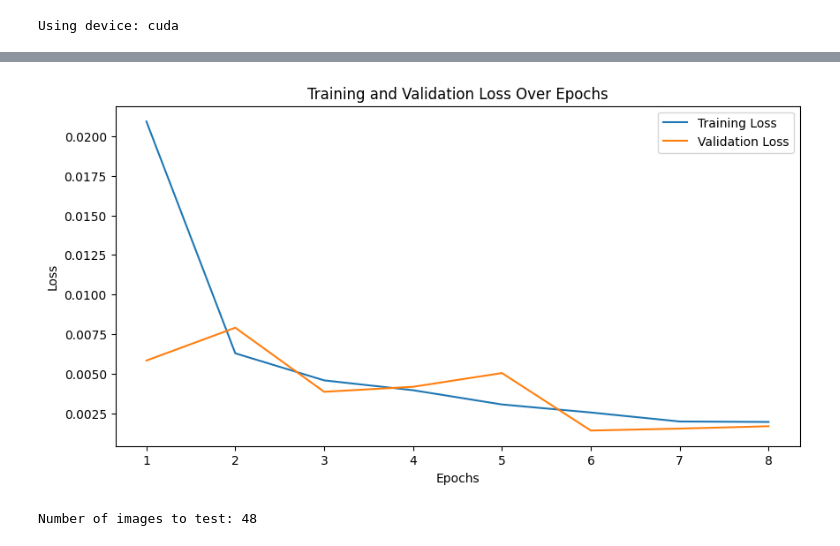
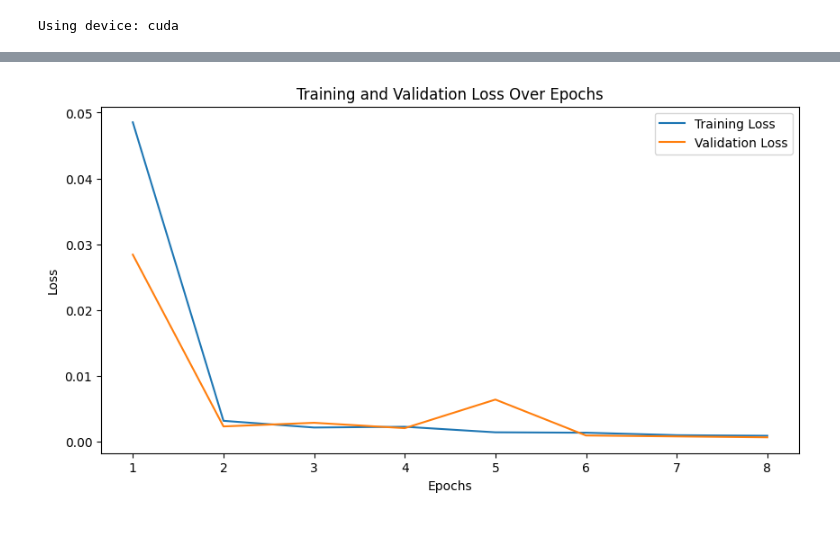
Before and after one commit to Ofiregev/Final_Project-FetalCns, a Jupyter notebook: Fetal_Cns_Final_reg_v8.ipynb, the cells around one changed output, grey strips where cells are left out. Saved outputs shown, nothing was run; the diff lists cells and outputs as text; code cells hidden in the pictures.

```diff
--- a/Fetal_Cns_Final_reg_v8.ipynb
+++ b/Fetal_Cns_Final_reg_v8.ipynb
@@ -89,14 +74,14 @@ transform = transforms.Compose([
 ])
 # %%
 # Hyperparameters
-batch_size = 8
+batch_size = 32
 num_epochs = 8
 step_size = 5
 lr = 0.001
 # %%
 # File paths
 root_dir = "/content/drive/MyDrive/FinalProject/Dataset/training_set/training_set/"
-train_csv = '/content/drive/MyDrive/FinalProject/train_data_filtered_95.csv'
+train_csv = '/content/drive/MyDrive/FinalProject/train_data_filtered_90.csv'
 val_csv = '/content/drive/MyDrive/FinalProject/val_data_filtered_5.csv'
 test_csv = '/content/drive/MyDrive/FinalProject/test_data_filtered_5.csv'
 # %%
@@ -132,8 +117,8 @@ class CNNRegression(nn.Module):
 # %%
 # Initialize model, loss function, optimizer, and scheduler
 model = CNNRegression().to(device)
-# criterion = nn.MSELoss()
-criterion = nn.SmoothL1Loss()
+criterion = nn.MSELoss()
+# criterion = nn.SmoothL1Loss()
 optimizer = optim.Adam(model.parameters(), lr=lr)
 scheduler = StepLR(optimizer, step_size=step_size, gamma=0.1)
 # scheduler = ReduceLROnPlateau(optimizer, mode='min', factor=0.1, patience=5, min_lr=1e-6)
@@ -193,7 +178,7 @@ for epoch in range(num_epochs):
     val_losses.append(val_loss)
     print(f"Epoch {epoch+1}/{num_epochs}, Validation Loss: {val_loss}")
 
-    scheduler.step(val_loss)
+    scheduler.step()
     early_stopping(val_loss)
     if early_stopping.early_stop:
         print("Early stopping")
@@ -228 +213 @@ Epoch 8/8, Validation Loss: 0.0016708951491940145
-[figure, old version]
+[figure, new version]
@@ -273,12 +242,7 @@ def predict_head_circumference(image_path, pixel_size, model, min_hc, max_hc):
 dataset = pd.read_csv('/content/drive/MyDrive/FinalProject/training_set_pixel_size_and_HC_no_index.csv')
 min_hc = dataset['head circumference (mm)'].min()
 max_hc = dataset['head circumference (mm)'].max()
-# min_hc = min(train_csv_df['head circumference (mm)'].min(), test_csv_df['head circumference (mm)'].min())
-# max_hc = max(train_csv_df['head circumference (mm)'].max(), test_csv_df['head circumference (mm)'].max())
 test_csv_df = pd.read_csv(test_csv)
 num_images_to_test = len(pd.read_csv(test_csv))
-print("Number of images to test:", num_images_to_test)
 indices = range(num_images_to_test)  # Generate a sequence of indices from 0 to num_images_to_test-1
-# %% [output]
-Number of images to test: 48
 # %%
```
Also changed, not shown: parts of 8 cells of this notebook.
